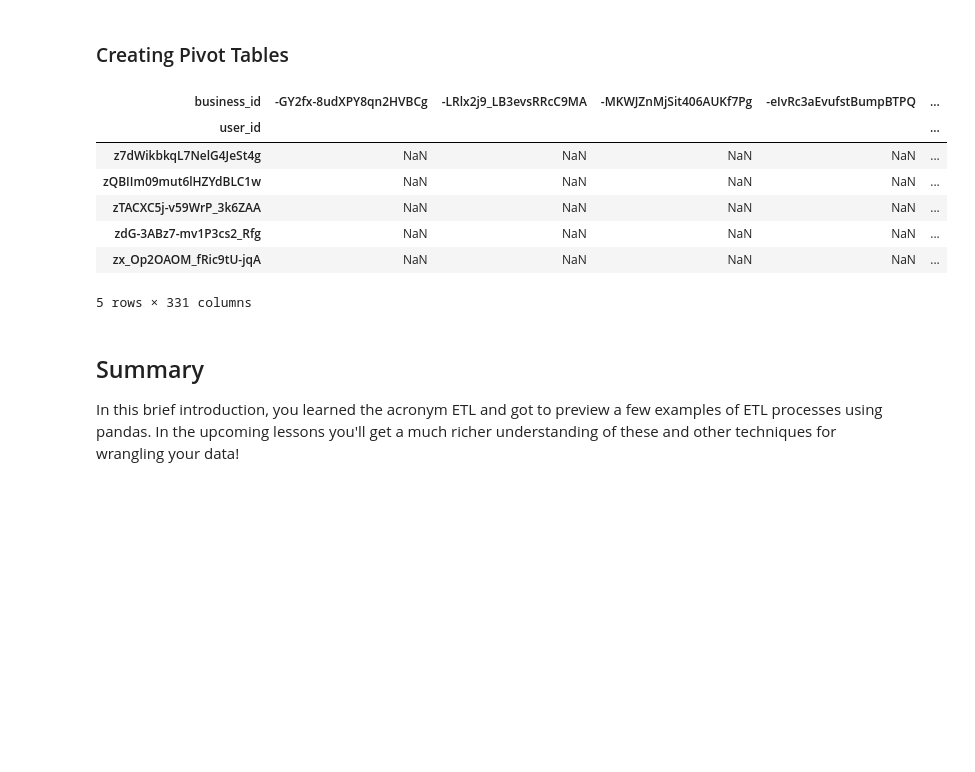
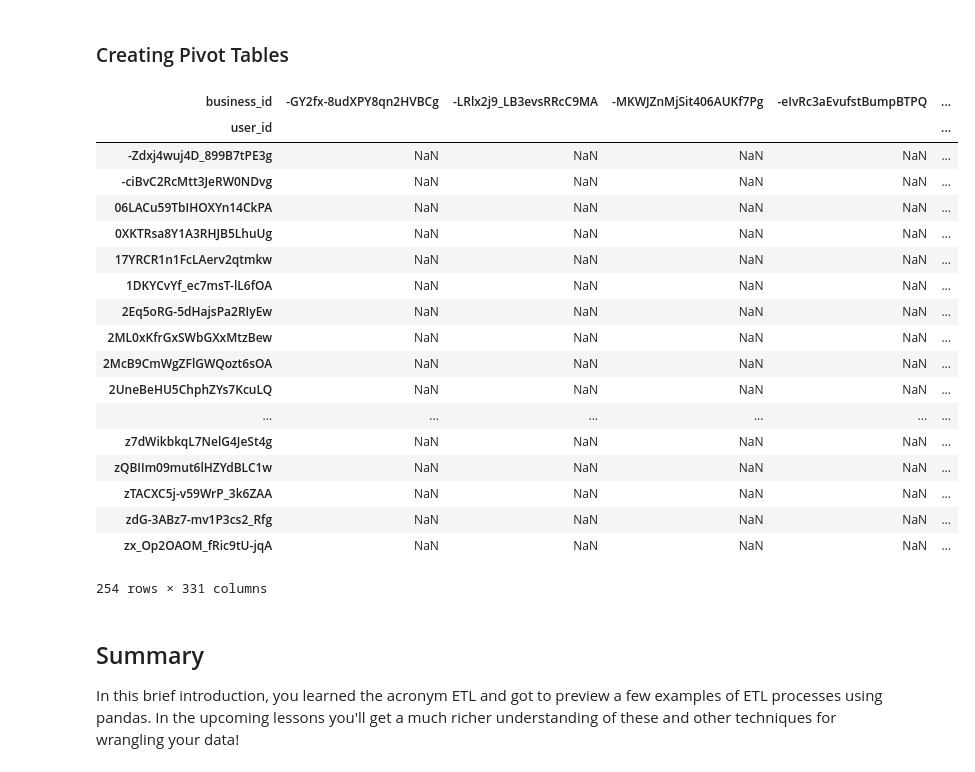
Before and after one commit to cjriggio/dsc-introduction-pandas-etl-nyc-ds-career-042219, a Jupyter notebook: index.ipynb, the cells around one changed output. Saved outputs shown, nothing was run; the diff lists cells and outputs as text; code cells hidden in the pictures; blank space fills up the shorter version.

```diff
--- a/index.ipynb
+++ b/index.ipynb
@@ -99,17 +99,28 @@ df[df.duplicated(keep=False)].sort_values(by='business_id')
 # %%
 #This transforms the data into a person by person spreadsheet and what stars they gave various restaurants
 #Most values are NaN (null or missing) because people only review a few restaurants of those that exist
 usr_reviews = df.pivot(index='user_id', columns='business_id', values='stars')
-usr_reviews.()
+usr_reviews
 # %% [output]
 | business_id | -GY2fx-8udXPY8qn2HVBCg | -LRlx2j9_LB3evsRRcC9MA | -MKWJZnMjSit406AUKf7Pg | -eIvRc3aEvufstBumpBTPQ | ... |
 | user_id |  |  |  |  | ... |
+| -Zdxj4wuj4D_899B7tPE3g | NaN | NaN | NaN | NaN | ... |
+| -ciBvC2RcMtt3JeRW0NDvg | NaN | NaN | NaN | NaN | ... |
+| 06LACu59TbIHOXYn14CkPA | NaN | NaN | NaN | NaN | ... |
+| 0XKTRsa8Y1A3RHJB5LhuUg | NaN | NaN | NaN | NaN | ... |
+| 17YRCR1n1FcLAerv2qtmkw | NaN | NaN | NaN | NaN | ... |
+| 1DKYCvYf_ec7msT-lL6fOA | NaN | NaN | NaN | NaN | ... |
+| 2Eq5oRG-5dHajsPa2RIyEw | NaN | NaN | NaN | NaN | ... |
+| 2ML0xKfrGxSWbGXxMtzBew | NaN | NaN | NaN | NaN | ... |
+| 2McB9CmWgZFlGWQozt6sOA | NaN | NaN | NaN | NaN | ... |
+| 2UneBeHU5ChphZYs7KcuLQ | NaN | NaN | NaN | NaN | ... |
+| ... | ... | ... | ... | ... | ... |
 | z7dWikbkqL7NelG4JeSt4g | NaN | NaN | NaN | NaN | ... |
 | zQBIIm09mut6lHZYdBLC1w | NaN | NaN | NaN | NaN | ... |
 | zTACXC5j-v59WrP_3k6ZAA | NaN | NaN | NaN | NaN | ... |
 | zdG-3ABz7-mv1P3cs2_Rfg | NaN | NaN | NaN | NaN | ... |
 | zx_Op2OAOM_fRic9tU-jqA | NaN | NaN | NaN | NaN | ... |
-5 rows × 331 columns
+254 rows × 331 columns
 # %% [markdown]
 ## Summary
 
```
